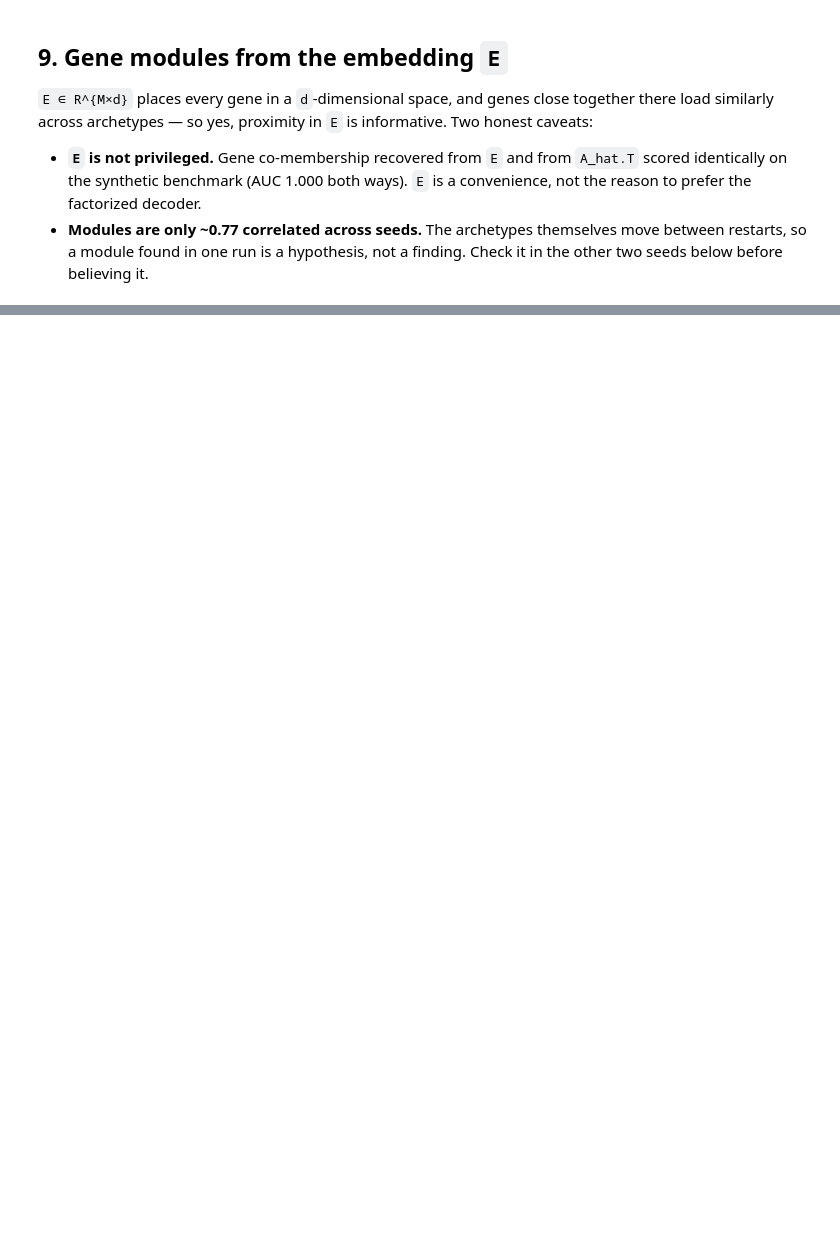
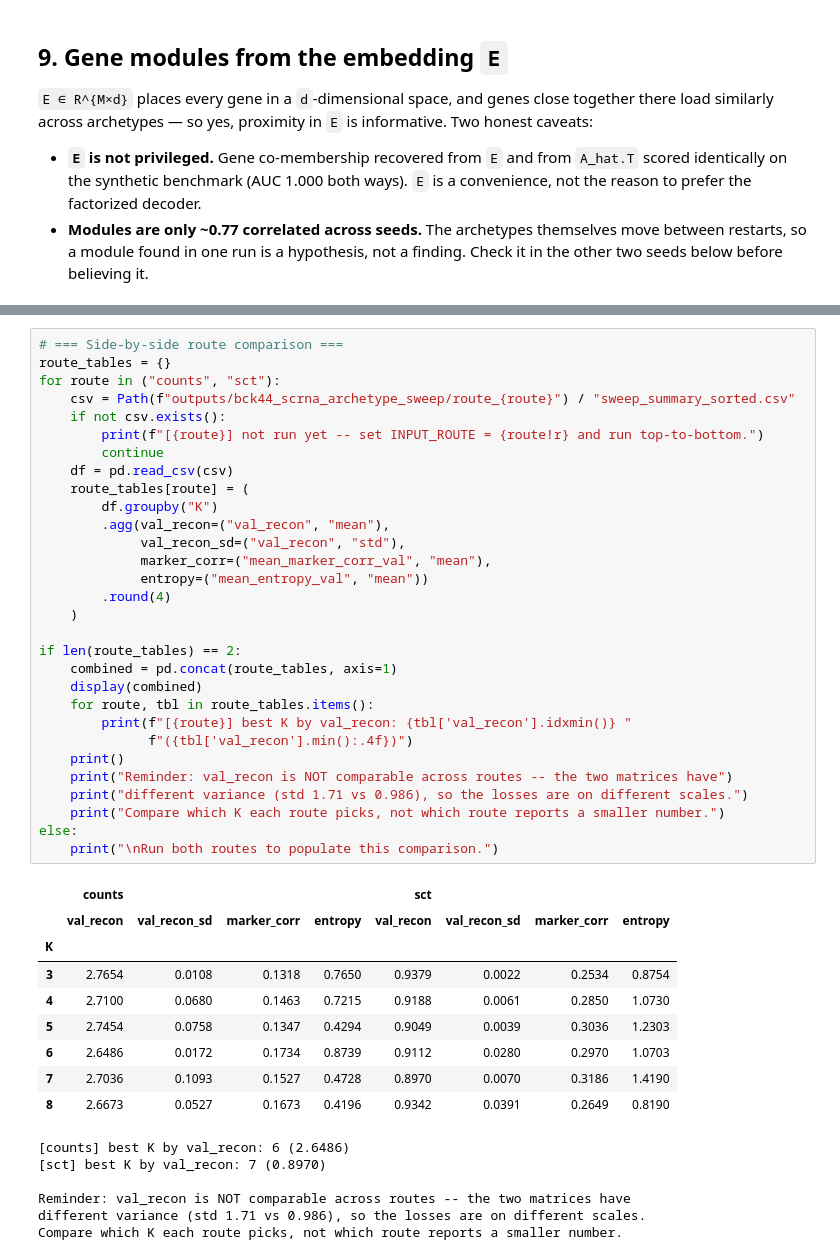
Before and after one commit to guyronhuji/CyEmbed, a Jupyter notebook: 01_bck44_scrna_archetype_embedding_sweep.ipynb, the cells around one changed output, grey strips where cells are left out. Drawn from its saved outputs; the diff is of its cells as text; blank space fills up the shorter version.

```diff
--- a/01_bck44_scrna_archetype_embedding_sweep.ipynb
+++ b/01_bck44_scrna_archetype_embedding_sweep.ipynb
@@ -863,0 +1027,46 @@ Gene-gene similarity agreement across seeds: 0.488 (n=2 pairs)
+# %%
+# === Side-by-side route comparison ===
+route_tables = {}
+for route in ("counts", "sct"):
+    csv = Path(f"outputs/bck44_scrna_archetype_sweep/route_{route}") / "sweep_summary_sorted.csv"
+    if not csv.exists():
+        print(f"[{route}] not run yet -- set INPUT_ROUTE = {route!r} and run top-to-bottom.")
+        continue
+    df = pd.read_csv(csv)
+    route_tables[route] = (
+        df.groupby("K")
+        .agg(val_recon=("val_recon", "mean"),
+             val_recon_sd=("val_recon", "std"),
+             marker_corr=("mean_marker_corr_val", "mean"),
+             entropy=("mean_entropy_val", "mean"))
+        .round(4)
+    )
+
+if len(route_tables) == 2:
+    combined = pd.concat(route_tables, axis=1)
+    display(combined)
+    for route, tbl in route_tables.items():
+        print(f"[{route}] best K by val_recon: {tbl['val_recon'].idxmin()} "
+              f"({tbl['val_recon'].min():.4f})")
+    print()
+    print("Reminder: val_recon is NOT comparable across routes -- the two matrices have")
+    print("different variance (std 1.71 vs 0.986), so the losses are on different scales.")
+    print("Compare which K each route picks, not which route reports a smaller number.")
+else:
+    print("\nRun both routes to populate this comparison.")
+# %% [output]
+|  | counts |  |  |  | sct |  |  |  |
+|  | val_recon | val_recon_sd | marker_corr | entropy | val_recon | val_recon_sd | marker_corr | entropy |
+| K |  |  |  |  |  |  |  |  |
+| 3 | 2.7654 | 0.0108 | 0.1318 | 0.7650 | 0.9379 | 0.0022 | 0.2534 | 0.8754 |
+| 4 | 2.7100 | 0.0680 | 0.1463 | 0.7215 | 0.9188 | 0.0061 | 0.2850 | 1.0730 |
+| 5 | 2.7454 | 0.0758 | 0.1347 | 0.4294 | 0.9049 | 0.0039 | 0.3036 | 1.2303 |
+| 6 | 2.6486 | 0.0172 | 0.1734 | 0.8739 | 0.9112 | 0.0280 | 0.2970 | 1.0703 |
+| 7 | 2.7036 | 0.1093 | 0.1527 | 0.4728 | 0.8970 | 0.0070 | 0.3186 | 1.4190 |
+| 8 | 2.6673 | 0.0527 | 0.1673 | 0.4196 | 0.9342 | 0.0391 | 0.2649 | 0.8190 |
+[counts] best K by val_recon: 6 (2.6486)
+[sct] best K by val_recon: 7 (0.8970)
+
+Reminder: val_recon is NOT comparable across routes -- the two matrices have
+different variance (std 1.71 vs 0.986), so the losses are on different scales.
+Compare which K each route picks, not which route reports a smaller number.
```
Also changed, not shown: parts of 16 cells of this notebook, 2 other files.
